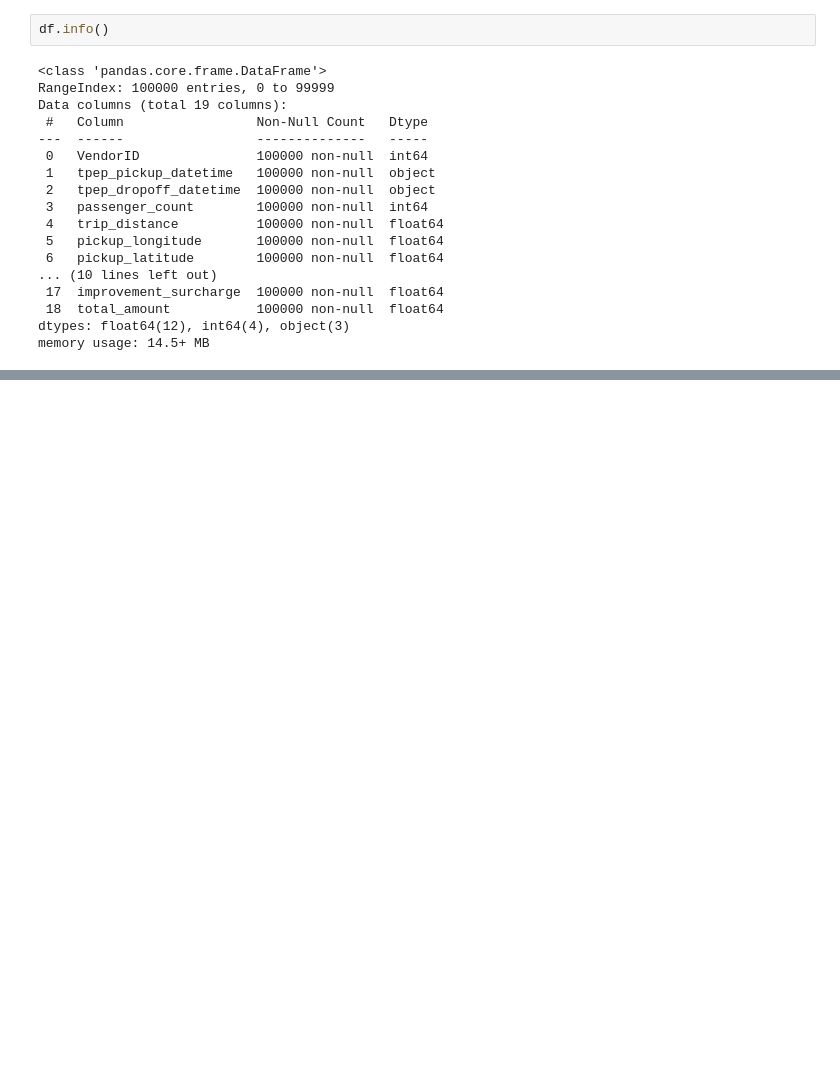
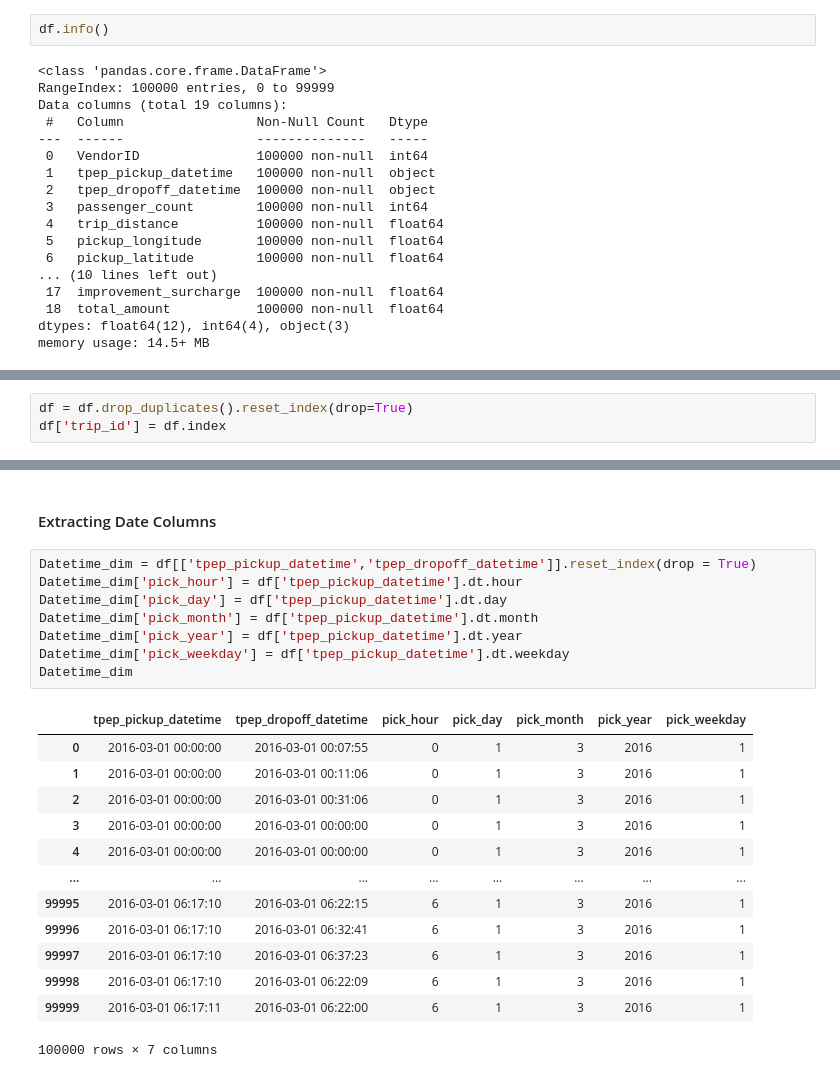
Before and after one commit to Omkar078/Uber-Data-Analysis, a Jupyter notebook: data_analysis.ipynb, the cells around one changed output, grey strips where cells are left out. Drawn from its saved outputs; the diff is of its cells as text; blank space fills up the shorter version.

```diff
--- a/data_analysis.ipynb
+++ b/data_analysis.ipynb
@@ -74,0 +97,3 @@ memory usage: 14.5+ MB
+# %%
+df = df.drop_duplicates().reset_index(drop=True)
+df['trip_id'] = df.index
@@ -74,0 +109,24 @@ memory usage: 14.5+ MB
+# %% [markdown]
+#### Extracting Date Columns
+# %%
+Datetime_dim = df[['tpep_pickup_datetime','tpep_dropoff_datetime']].reset_index(drop = True)
+Datetime_dim['pick_hour'] = df['tpep_pickup_datetime'].dt.hour
+Datetime_dim['pick_day'] = df['tpep_pickup_datetime'].dt.day
+Datetime_dim['pick_month'] = df['tpep_pickup_datetime'].dt.month
+Datetime_dim['pick_year'] = df['tpep_pickup_datetime'].dt.year
+Datetime_dim['pick_weekday'] = df['tpep_pickup_datetime'].dt.weekday
+Datetime_dim
+# %% [output]
+|  | tpep_pickup_datetime | tpep_dropoff_datetime | pick_hour | pick_day | pick_month | pick_year | pick_weekday |
+| 0 | 2016-03-01 00:00:00 | 2016-03-01 00:07:55 | 0 | 1 | 3 | 2016 | 1 |
+| 1 | 2016-03-01 00:00:00 | 2016-03-01 00:11:06 | 0 | 1 | 3 | 2016 | 1 |
+| 2 | 2016-03-01 00:00:00 | 2016-03-01 00:31:06 | 0 | 1 | 3 | 2016 | 1 |
+| 3 | 2016-03-01 00:00:00 | 2016-03-01 00:00:00 | 0 | 1 | 3 | 2016 | 1 |
+| 4 | 2016-03-01 00:00:00 | 2016-03-01 00:00:00 | 0 | 1 | 3 | 2016 | 1 |
+| ... | ... | ... | ... | ... | ... | ... | ... |
+| 99995 | 2016-03-01 06:17:10 | 2016-03-01 06:22:15 | 6 | 1 | 3 | 2016 | 1 |
+| 99996 | 2016-03-01 06:17:10 | 2016-03-01 06:32:41 | 6 | 1 | 3 | 2016 | 1 |
+| 99997 | 2016-03-01 06:17:10 | 2016-03-01 06:37:23 | 6 | 1 | 3 | 2016 | 1 |
+| 99998 | 2016-03-01 06:17:10 | 2016-03-01 06:22:09 | 6 | 1 | 3 | 2016 | 1 |
+| 99999 | 2016-03-01 06:17:11 | 2016-03-01 06:22:00 | 6 | 1 | 3 | 2016 | 1 |
+100000 rows × 7 columns
```
Also changed, not shown: parts of 11 cells of this notebook.
